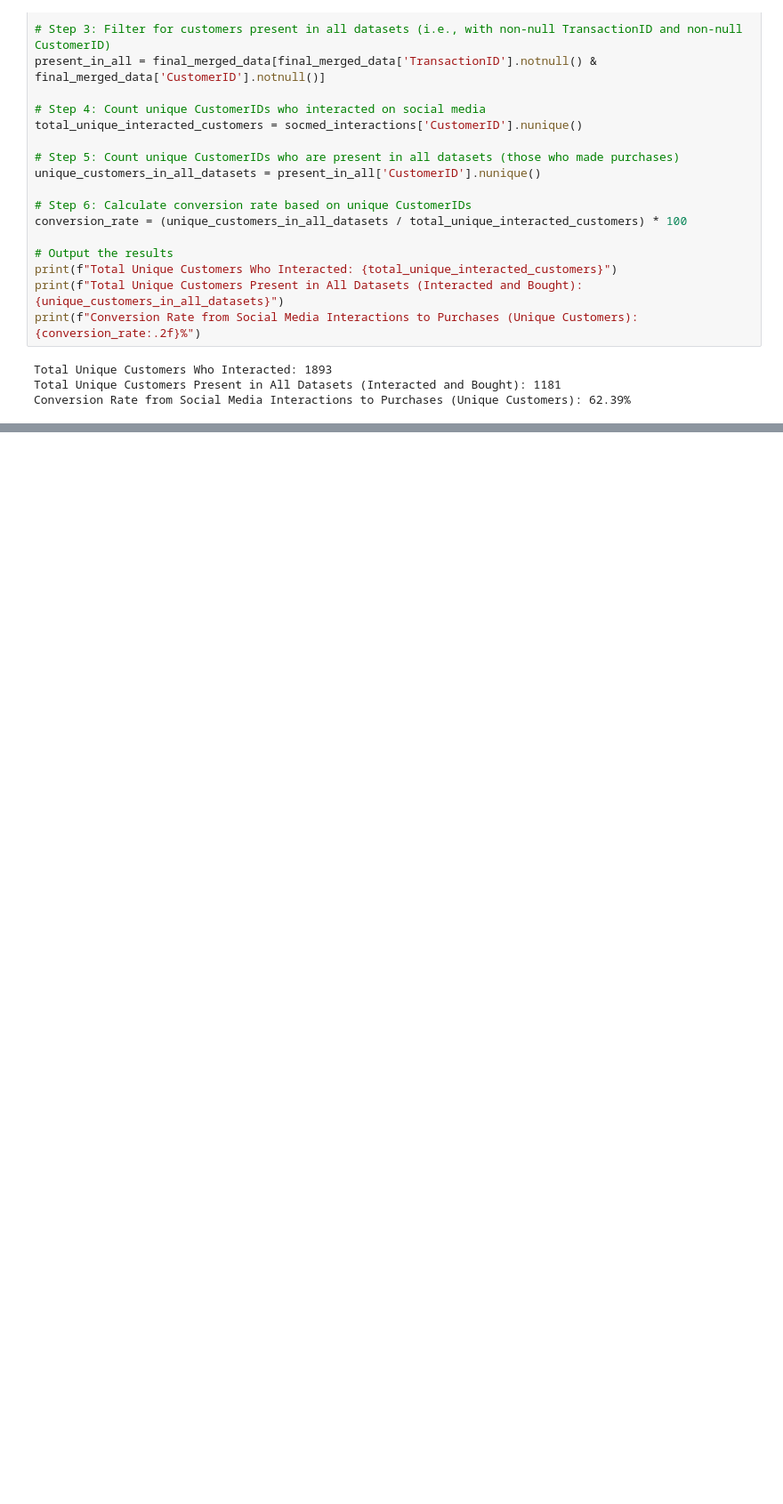
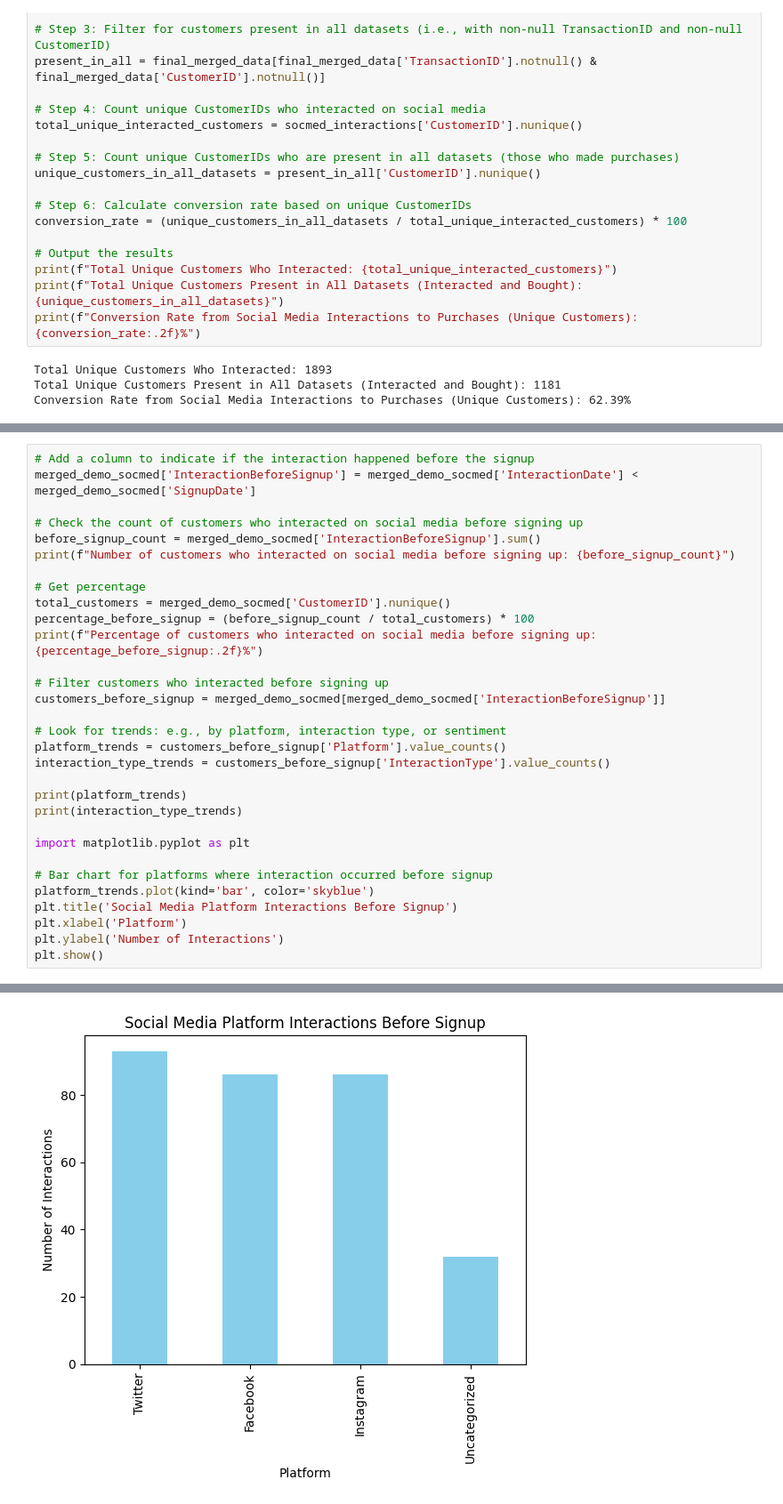
Before and after one commit to zpsy-hub/MO-IT125-ML-Linear-Algebra-A3103-Grp1, a Jupyter notebook: Milestone_2_Data_Visualization_on_Machine_Learning_Solution_Project.ipynb, the cells around one changed output, grey strips where cells are left out. Shown at 89% size. Saved outputs shown, nothing was run; the diff lists cells and outputs as text; blank space fills up the shorter version.

```diff
--- a/Milestone_2_Data_Visualization_on_Machine_Learning_Solution_Project.ipynb
+++ b/Milestone_2_Data_Visualization_on_Machine_Learning_Solution_Project.ipynb
@@ -1260,0 +2351,32 @@ Conversion Rate from Social Media Interactions to Purchases (Unique Customers):
+# %%
+# Add a column to indicate if the interaction happened before the signup
+merged_demo_socmed['InteractionBeforeSignup'] = merged_demo_socmed['InteractionDate'] < merged_demo_socmed['SignupDate']
+
+# Check the count of customers who interacted on social media before signing up
+before_signup_count = merged_demo_socmed['InteractionBeforeSignup'].sum()
+print(f"Number of customers who interacted on social media before signing up: {before_signup_count}")
+
+# Get percentage
+total_customers = merged_demo_socmed['CustomerID'].nunique()
+percentage_before_signup = (before_signup_count / total_customers) * 100
+print(f"Percentage of customers who interacted on social media before signing up: {percentage_before_signup:.2f}%")
+
+# Filter customers who interacted before signing up
+customers_before_signup = merged_demo_socmed[merged_demo_socmed['InteractionBeforeSignup']]
+
+# Look for trends: e.g., by platform, interaction type, or sentiment
+platform_trends = customers_before_signup['Platform'].value_counts()
+interaction_type_trends = customers_before_signup['InteractionType'].value_counts()
+
+print(platform_trends)
+print(interaction_type_trends)
+
+import matplotlib.pyplot as plt
+
+# Bar chart for platforms where interaction occurred before signup
+platform_trends.plot(kind='bar', color='skyblue')
+plt.title('Social Media Platform Interactions Before Signup')
+plt.xlabel('Platform')
+plt.ylabel('Number of Interactions')
+plt.show()
+# %% [output]
@@ -1260,0 +2396 @@ Conversion Rate from Social Media Interactions to Purchases (Unique Customers):
+[figure, added]
```
Also changed, not shown: parts of 57 cells of this notebook.
